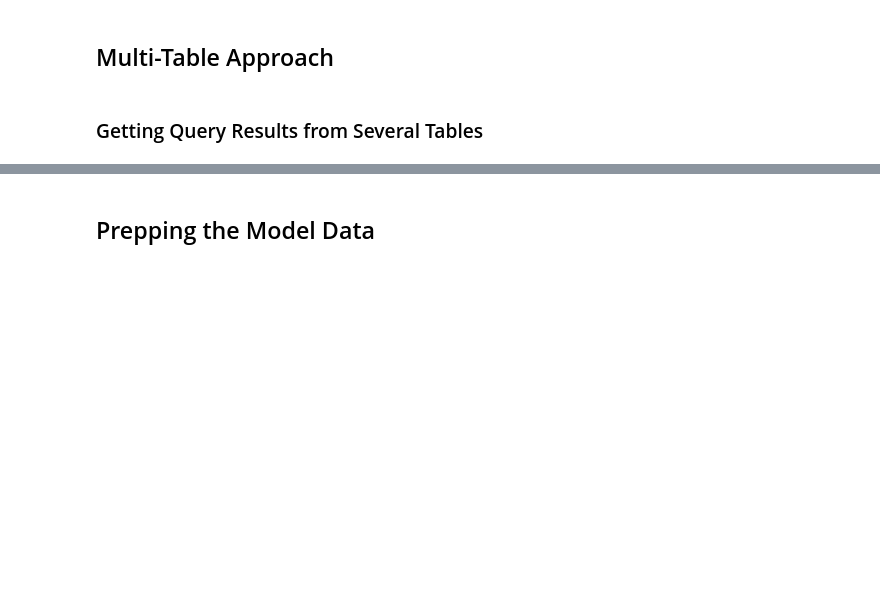
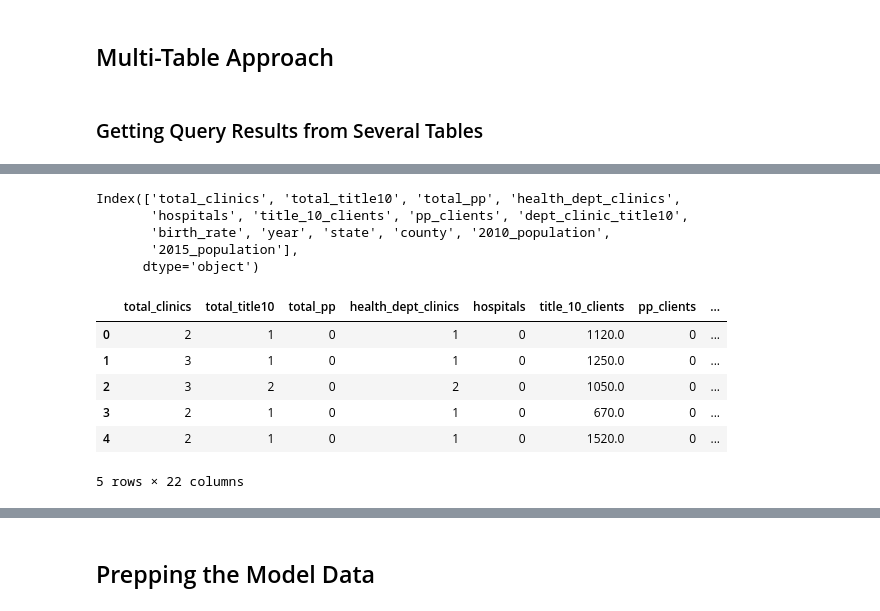
Before and after one commit to catielutz/DWP-Dashboard, a Jupyter notebook: static/data/Machine Learning--LH.ipynb, the cells around one changed output, grey strips where cells are left out. Saved outputs shown, nothing was run; the diff lists cells and outputs as text; code cells hidden in the pictures; blank space fills up the shorter version.

```diff
--- a/static/data/Machine Learning--LH.ipynb
+++ b/static/data/Machine Learning--LH.ipynb
@@ -164,0 +240,27 @@ array([2011])
+# %%
+county_df.columns
+# %% [output]
+Index(['total_clinics', 'total_title10', 'total_pp', 'health_dept_clinics',
+       'hospitals', 'title_10_clients', 'pp_clients', 'dept_clinic_title10',
+       'birth_rate', 'year', 'state', 'county', '2010_population',
+       '2015_population'],
+      dtype='object')
+# %%
+county_df["clinics_per_capita"] = county_df["total_clinics"]/county_df["2010_population"]
+county_df["title10_per_capita"] = county_df["total_title10"]/county_df["2010_population"]
+county_df["pp_per_capita"] = county_df["total_pp"]/county_df["2010_population"]
+county_df["health_dept_per_capita"] = county_df['health_dept_clinics']/county_df["2010_population"]
+county_df["hospitals_per_capita"] = county_df['hospitals']/county_df["2010_population"]
+county_df["title_10_clients_per_capita"] = county_df["title_10_clients"]/county_df["2010_population"]
+county_df["pp_clients_per_capita"] = county_df['pp_clients']/county_df["2010_population"]
+county_df["dept_clinic_title10_per_capita"] = county_df['dept_clinic_title10']/county_df["2010_population"]
+# %%
+county_df.head()
+# %% [output]
+|  | total_clinics | total_title10 | total_pp | health_dept_clinics | hospitals | title_10_clients | pp_clients | ... |
+| 0 | 2 | 1 | 0 | 1 | 0 | 1120.0 | 0 | ... |
+| 1 | 3 | 1 | 0 | 1 | 0 | 1250.0 | 0 | ... |
+| 2 | 3 | 2 | 0 | 2 | 0 | 1050.0 | 0 | ... |
+| 3 | 2 | 1 | 0 | 1 | 0 | 670.0 | 0 | ... |
+| 4 | 2 | 1 | 0 | 1 | 0 | 1520.0 | 0 | ... |
+5 rows × 22 columns
```
Also changed, not shown: parts of 36 cells of this notebook, 3 other files.
